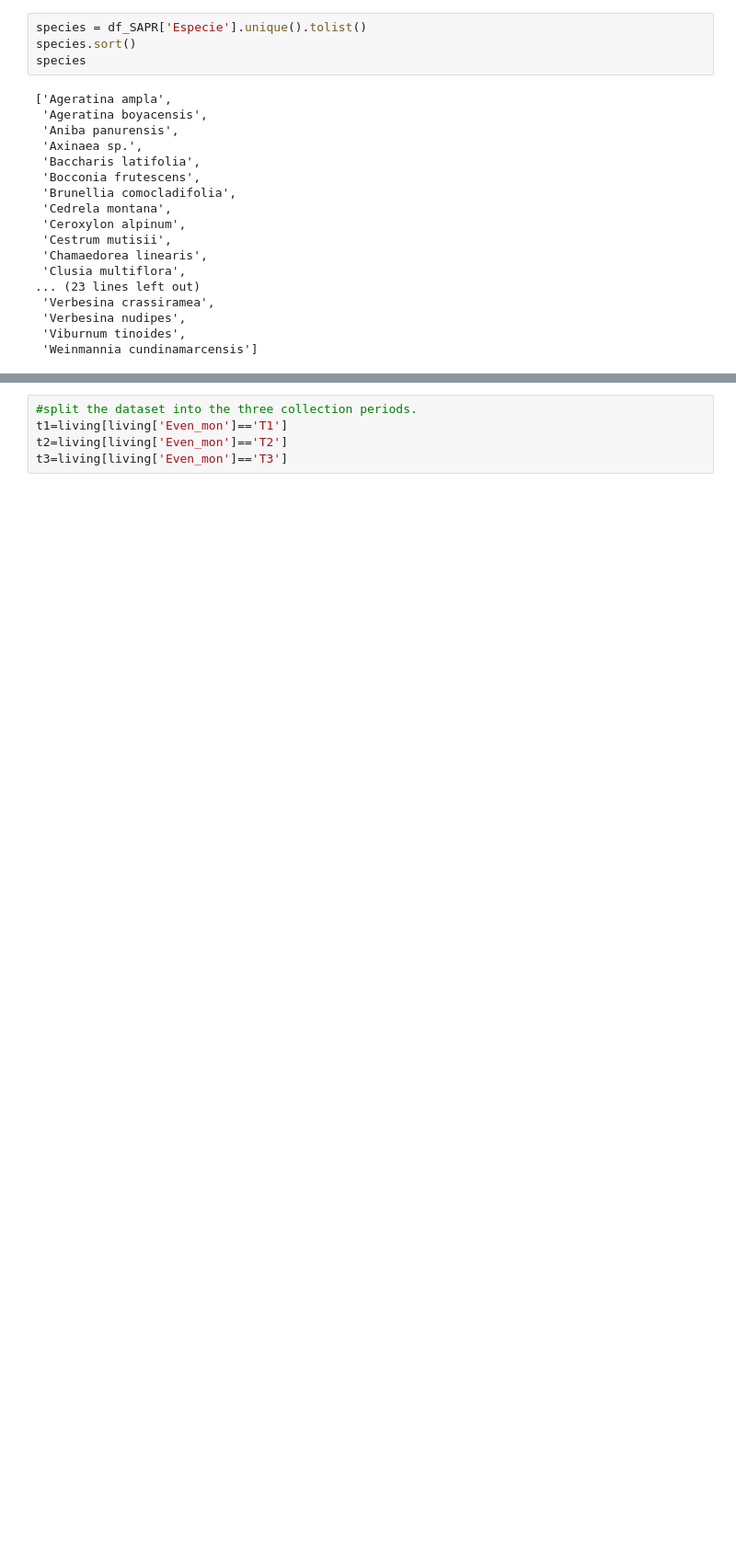
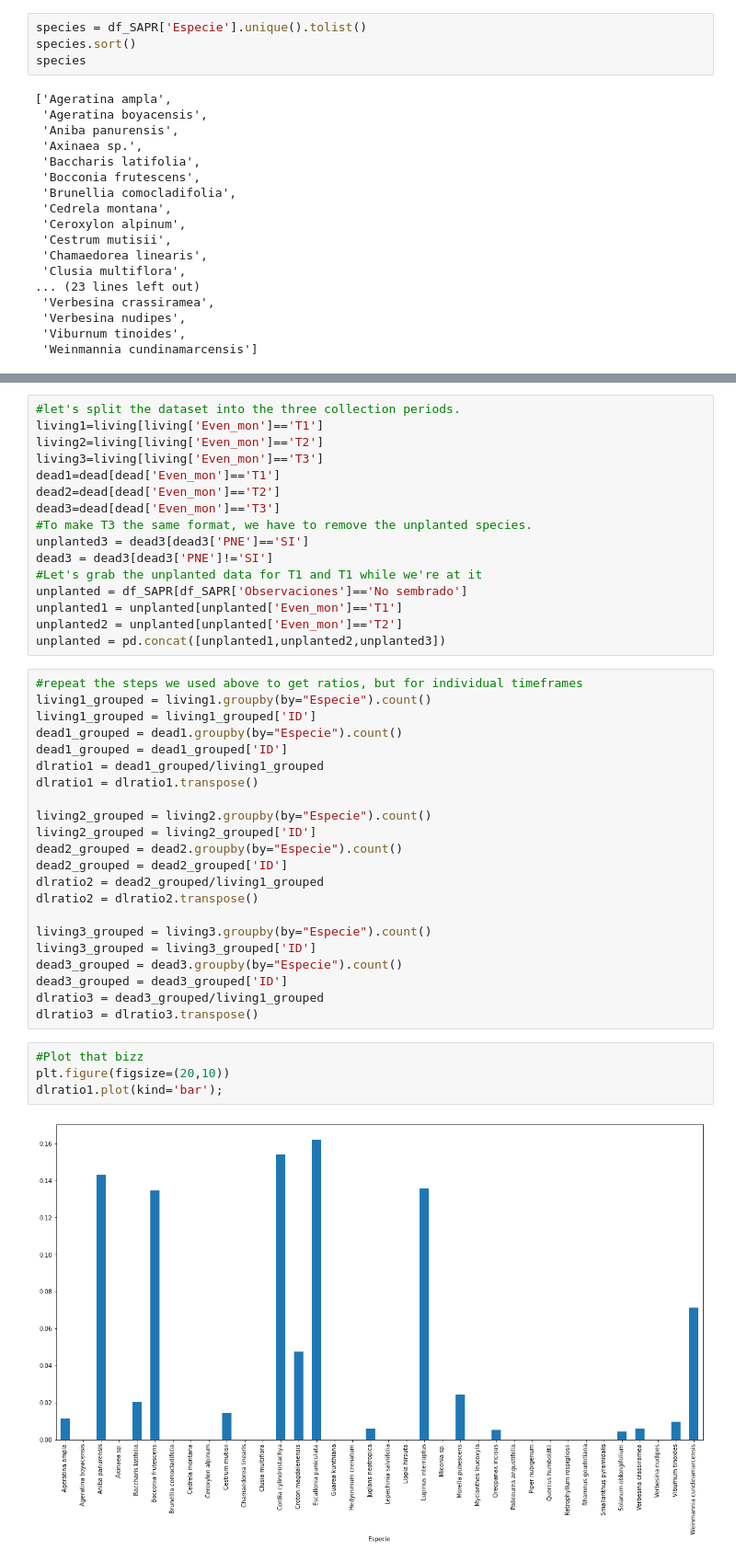
Before and after one commit to Slid61/Plant-Restoration-Data, a Jupyter notebook: Data Wrangling 1.ipynb, the cells around one changed output, grey strips where cells are left out. Shown at 92% size. Cells and saved outputs as stored; diff of their text form; blank space fills up the shorter version.

```diff
--- a/Data Wrangling 1.ipynb
+++ b/Data Wrangling 1.ipynb
@@ -225,7 +179,46 @@ Ratios.plot(kind='bar');
 # %% [output]
 [figure]
 # %%
-#split the dataset into the three collection periods.
-t1=living[living['Even_mon']=='T1']
-t2=living[living['Even_mon']=='T2']
-t3=living[living['Even_mon']=='T3']
+#let's split the dataset into the three collection periods.
+living1=living[living['Even_mon']=='T1']
+living2=living[living['Even_mon']=='T2']
+living3=living[living['Even_mon']=='T3']
+dead1=dead[dead['Even_mon']=='T1']
+dead2=dead[dead['Even_mon']=='T2']
+dead3=dead[dead['Even_mon']=='T3']
+#To make T3 the same format, we have to remove the unplanted species.
+unplanted3 = dead3[dead3['PNE']=='SI']
+dead3 = dead3[dead3['PNE']!='SI']
+#Let's grab the unplanted data for T1 and T1 while we're at it
+unplanted = df_SAPR[df_SAPR['Observaciones']=='No sembrado']
+unplanted1 = unplanted[unplanted['Even_mon']=='T1']
+unplanted2 = unplanted[unplanted['Even_mon']=='T2']
+unplanted = pd.concat([unplanted1,unplanted2,unplanted3])
+# %%
+#repeat the steps we used above to get ratios, but for individual timeframes
+living1_grouped = living1.groupby(by="Especie").count()
+living1_grouped = living1_grouped['ID']
+dead1_grouped = dead1.groupby(by="Especie").count()
+dead1_grouped = dead1_grouped['ID']
+dlratio1 = dead1_grouped/living1_grouped
+dlratio1 = dlratio1.transpose()
+
+living2_grouped = living2.groupby(by="Especie").count()
+living2_grouped = living2_grouped['ID']
+dead2_grouped = dead2.groupby(by="Especie").count()
+dead2_grouped = dead2_grouped['ID']
+dlratio2 = dead2_grouped/living1_grouped
+dlratio2 = dlratio2.transpose()
+
+living3_grouped = living3.groupby(by="Especie").count()
+living3_grouped = living3_grouped['ID']
+dead3_grouped = dead3.groupby(by="Especie").count()
+dead3_grouped = dead3_grouped['ID']
+dlratio3 = dead3_grouped/living1_grouped
+dlratio3 = dlratio3.transpose()
+# %%
+#Plot that bizz
+plt.figure(figsize=(20,10))
+dlratio1.plot(kind='bar');
+# %% [output]
+[figure, added]
```
Also changed, not shown: parts of 32 cells of this notebook, 3 other files.
